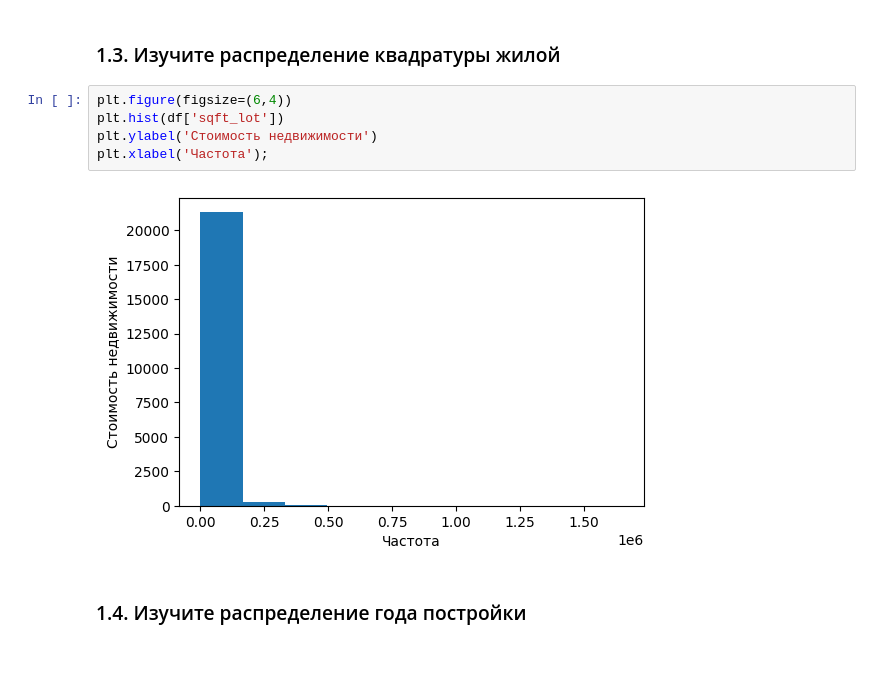
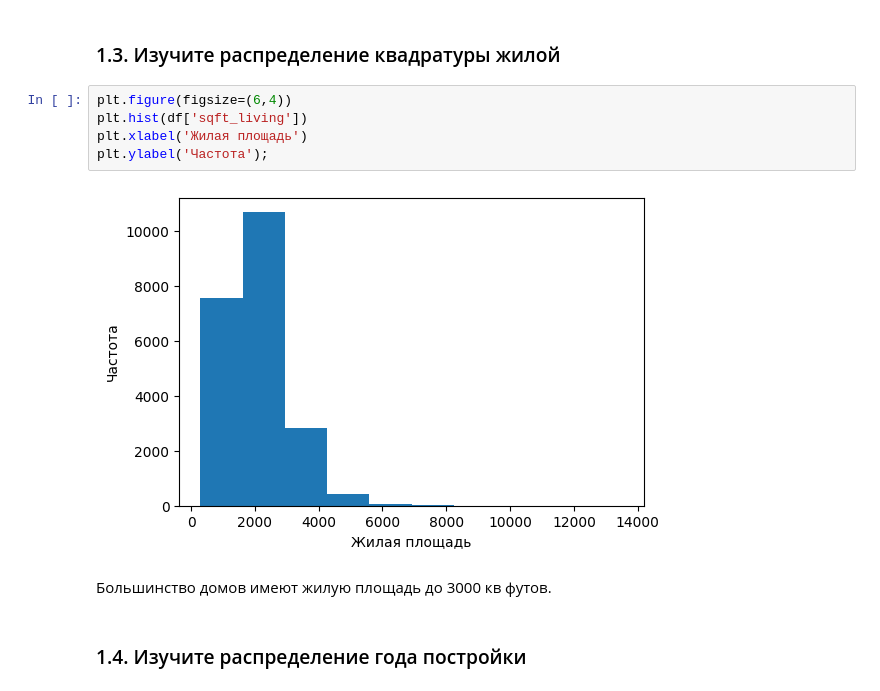
Before and after one commit to okamietovolk/gb-analytics, a Jupyter notebook: kc.ipynb, the cells around one changed output. Cells and saved outputs as stored; diff of their text form; blank space fills up the shorter version.

```diff
--- a/kc.ipynb
+++ b/kc.ipynb
@@ -58,11 +70,13 @@ plt.ylabel('Количество');
 ### 1.3. Изучите распределение квадратуры жилой
 # %%
 plt.figure(figsize=(6,4))
-plt.hist(df['sqft_lot'])
-plt.ylabel('Стоимость недвижимости')
-plt.xlabel('Частота');
+plt.hist(df['sqft_living'])
+plt.xlabel('Жилая площадь')
+plt.ylabel('Частота');
 # %% [output]
-[figure, old version]
+[figure, new version]
+# %% [markdown]
+Большинство домов имеют жилую площадь до 3000 кв футов.
 # %% [markdown]
 ### 1.4. Изучите распределение года постройки
 # %%
```
Also changed, not shown: parts of 33 cells of this notebook.
